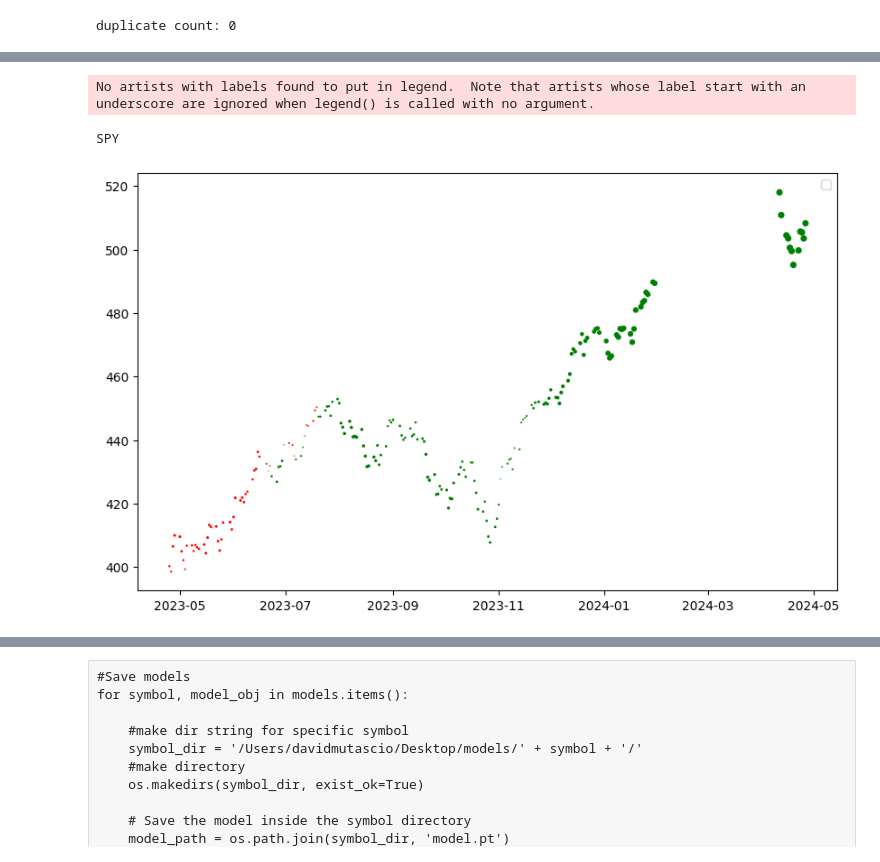
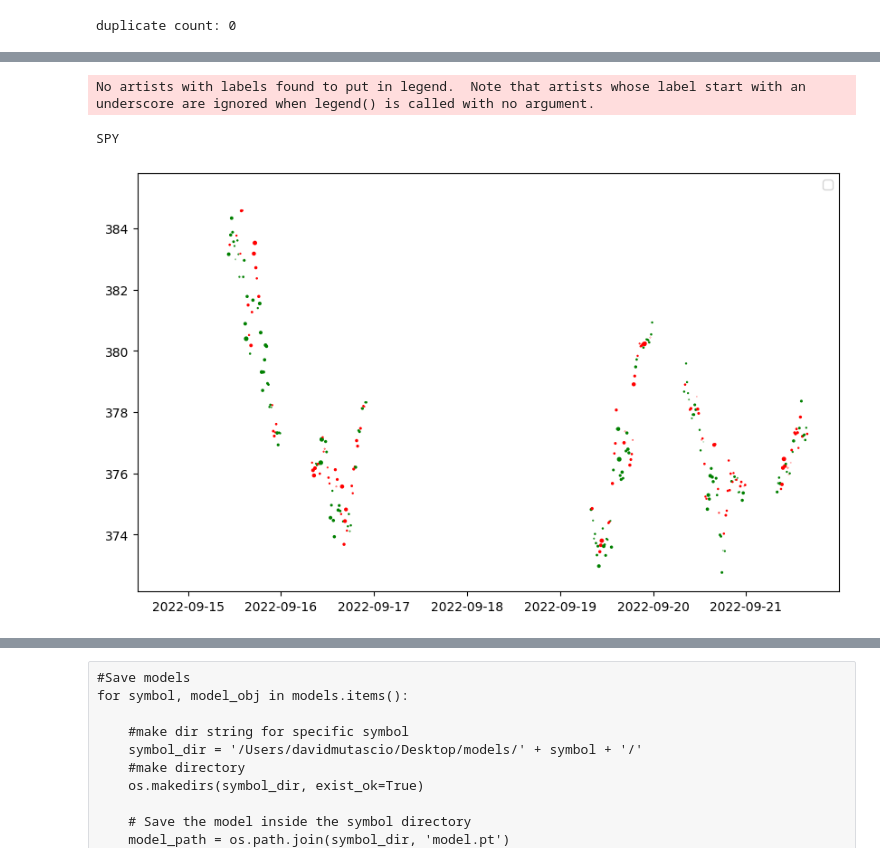
Before and after one commit to dmutascio/enigmaTrainer, a Jupyter notebook: enigmaTrainer.ipynb, the cells around one changed output, grey strips where cells are left out. Cells and saved outputs as stored; diff of their text form; code cells hidden in the pictures.

```diff
--- a/enigmaTrainer.ipynb
+++ b/enigmaTrainer.ipynb
@@ -885,6 +908,14 @@ SPY
 # %%
 for symbol, model in models.items():
     print(symbol)
-    model.graph_signals()
+    plt.figure(figsize=(10,6)) #plotting
+    predicted_tensor = torch.cat(model.training_data['predicted'], dim=0)
+    actual_tensor = torch.cat(model.training_data['actual'], dim=0)
+
+    plt.plot(np.array(actual_tensor), label='Actual Data') #actual plot
+    plt.plot(np.array(predicted_tensor), label='Predicted Data') #predicted plot
+    plt.title('Time-Series Prediction')
+    plt.legend()
+    plt.show()
 # %% [output]
 SPY
@@ -892,0 +923,9 @@ ValueError: x and y can be no greater than 2D, but have shapes (1,) and (1, 12,
+# %%
+#print(len(data['SPY']['bars']))
+predicted_array = np.array(torch.cat(model.training_data['predicted'], dim=0))
+full_length = len(data['SPY']['bars'])
+fill_length = full_length - len(predicted_array)
+zeros = [0] * fill_length
+print(fill_length)
+print(fill_length + len(predicted_array))
+print(full_length)
@@ -893,8 +936,36 @@ ValueError: x and y can be no greater than 2D, but have shapes (1,) and (1, 12,
 # %%
 for symbol, model in models.items():
     print(symbol)
-    model.graph_prices(data[symbol]['bars'], 0, 100000, 100)
+    #model.graph_prices(data[symbol]['bars'], 0, 100000, 100)
+    price_data = data[symbol]['bars']
+    point=.8
+    zoom=300
+    mag_scale=100
+
+    predicted_array = np.array(torch.cat(model.training_data['predicted'], dim=0)).flatten()
+
+    start_point = int(len(price_data)*point)
+    end_point = start_point+zoom
+
+    full_length = len(price_data)
+    fill_length = full_length - len(predicted_array)
+    zeros = [0] * fill_length
+    predicted_array = np.concatenate((zeros, predicted_array))
+
+    price_data['predicted']=predicted_array
+    price_data = price_data.iloc[start_point:end_point]
+    colors = ['green' if val > 0 else 'red' for val in price_data['predicted']]
+    magnitudes = [abs(val) for val in price_data['predicted']]
+    plt.figure(figsize=(10,6)) #plotting
+    plt.scatter(
+        y=price_data['close'],
+        x=price_data.index,
+        color=colors,
+        s=[mag_scale * mag for mag in magnitudes])
+    plt.title('')
+    plt.legend()
+    plt.show()
 # %% [output]
 No artists with labels found to put in legend.  Note that artists whose label start with an underscore are ignored when legend() is called with no argument.
 SPY
-[figure, old version]
+[figure, new version]
```
Also changed, not shown: parts of 26 cells of this notebook.
